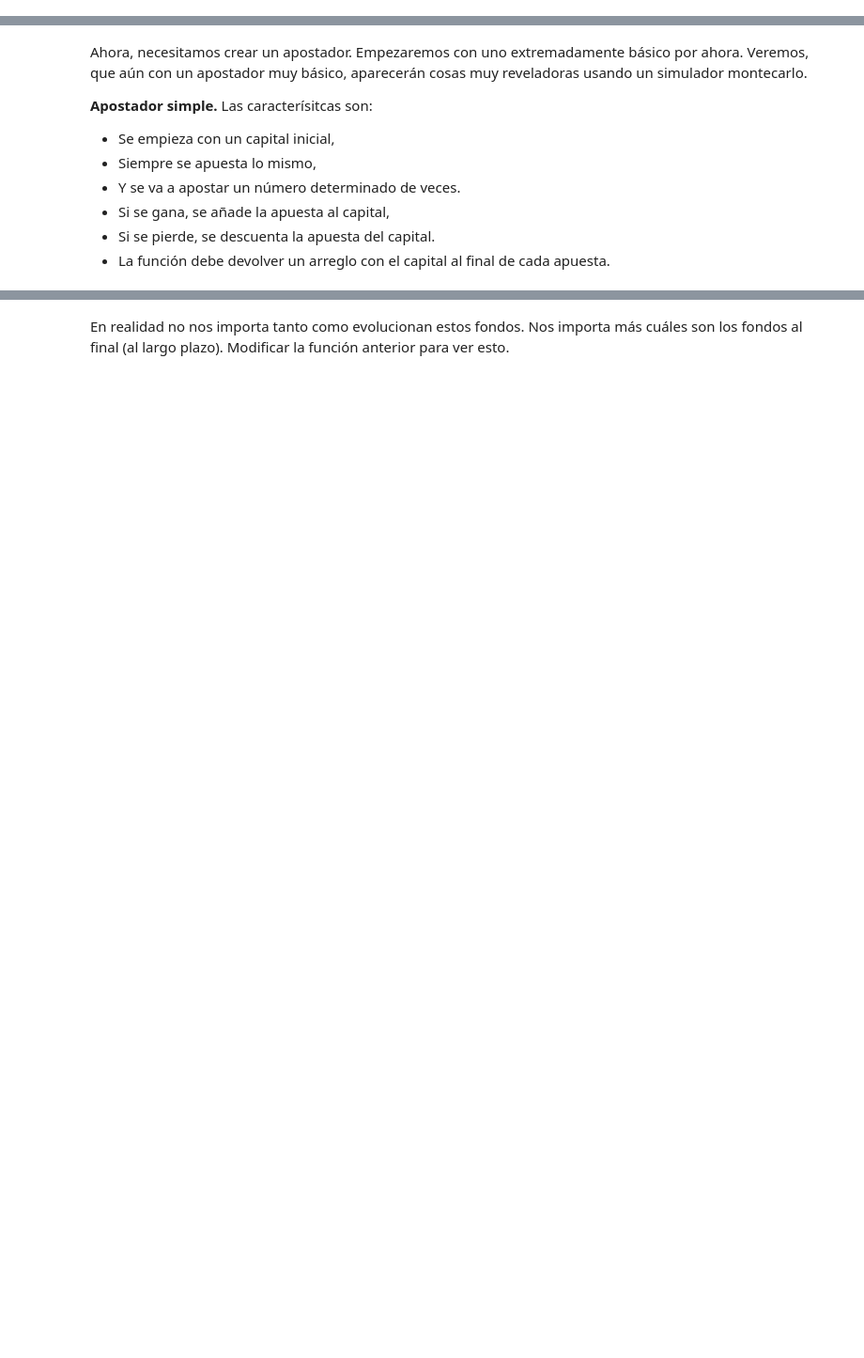
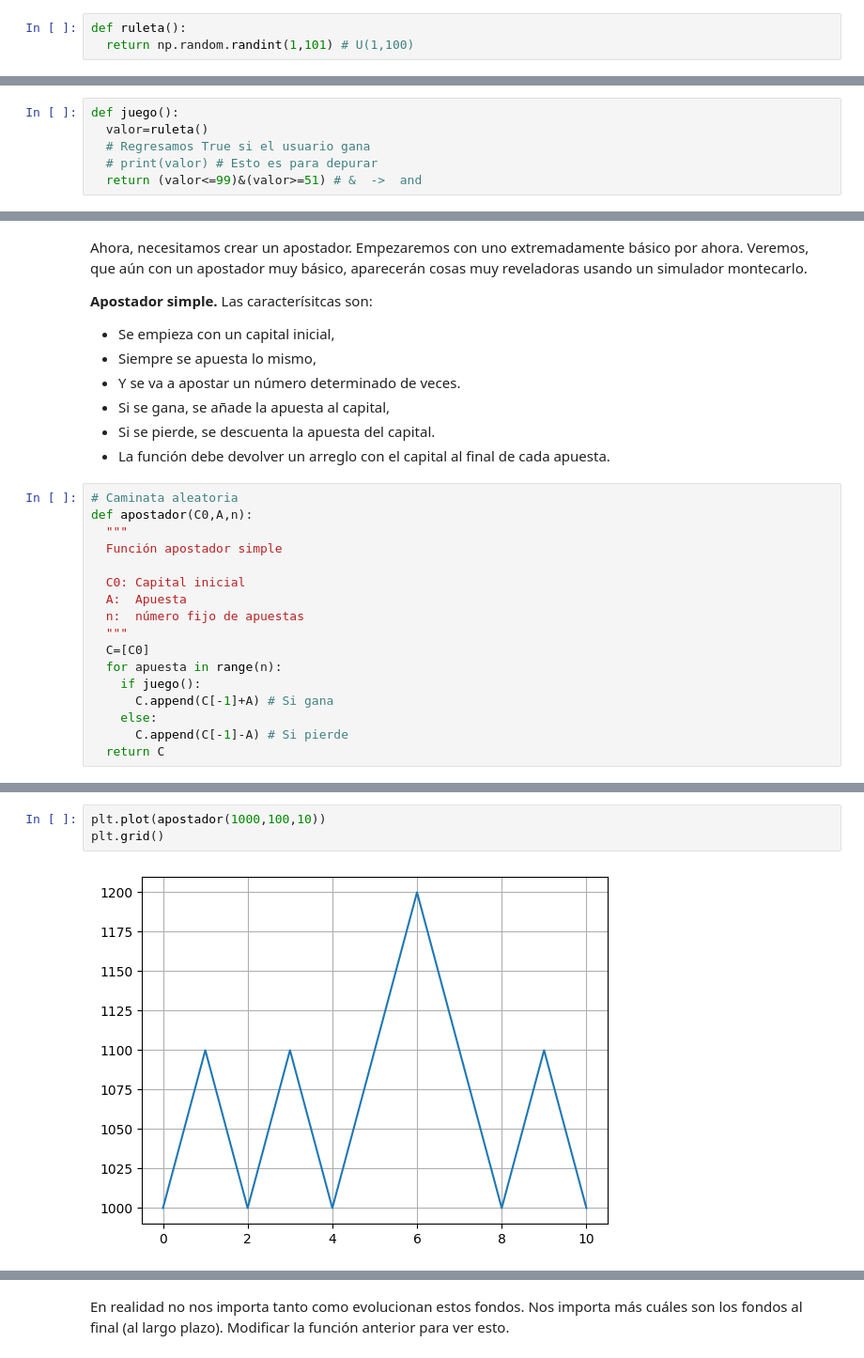
Before and after one commit to ArellanoMCarlos/SimMat_V2024, a Jupyter notebook: Montecarlo/Caminata aleatoria.ipynb, the cells around one changed output, grey strips where cells are left out. Shown: that part at 94% size. Drawn from its saved outputs; the diff is of its cells as text; blank space fills up the shorter version.

```diff
--- a/Montecarlo/Caminata aleatoria.ipynb
+++ b/Montecarlo/Caminata aleatoria.ipynb
@@ -121,2 +123,11 @@ Ahora, comencemos. Primero tenemos que crear nuestro dado.
+# %%
+def ruleta():
+  return np.random.randint(1,101) # U(1,100)
 # %% [markdown]
 Sin embargo, el dado por si solo no nos es útil. Necesitamos una función que nos devuelva sólamente si ganamos o perdemos.
+# %%
+def juego():
+  valor=ruleta()
+  # Regresamos True si el usuario gana
+  # print(valor) # Esto es para depurar
+  return (valor<=99)&(valor>=51) # &  ->  and
@@ -130,3 +145,20 @@ Ahora, necesitamos crear un apostador. Empezaremos con uno extremadamente básic
 * Si se gana, se añade la apuesta al capital,
 * Si se pierde, se descuenta la apuesta del capital.
 * La función debe devolver un arreglo con el capital al final de cada apuesta.
+# %%
+# Caminata aleatoria
+def apostador(C0,A,n):
+  """
+  Función apostador simple
+
+  C0: Capital inicial
+  A:  Apuesta
+  n:  número fijo de apuestas
+  """
+  C=[C0]
+  for apuesta in range(n):
+    if juego():
+      C.append(C[-1]+A) # Si gana
+    else:
+      C.append(C[-1]-A) # Si pierde
+  return C
@@ -132,0 +174,5 @@ Ahora, necesitamos crear un apostador. Empezaremos con uno extremadamente básic
+# %%
+plt.plot(apostador(1000,100,10))
+plt.grid()
+# %% [output]
+[figure, added]
```
Also changed, not shown: parts of 15 cells of this notebook, 2 other files.
